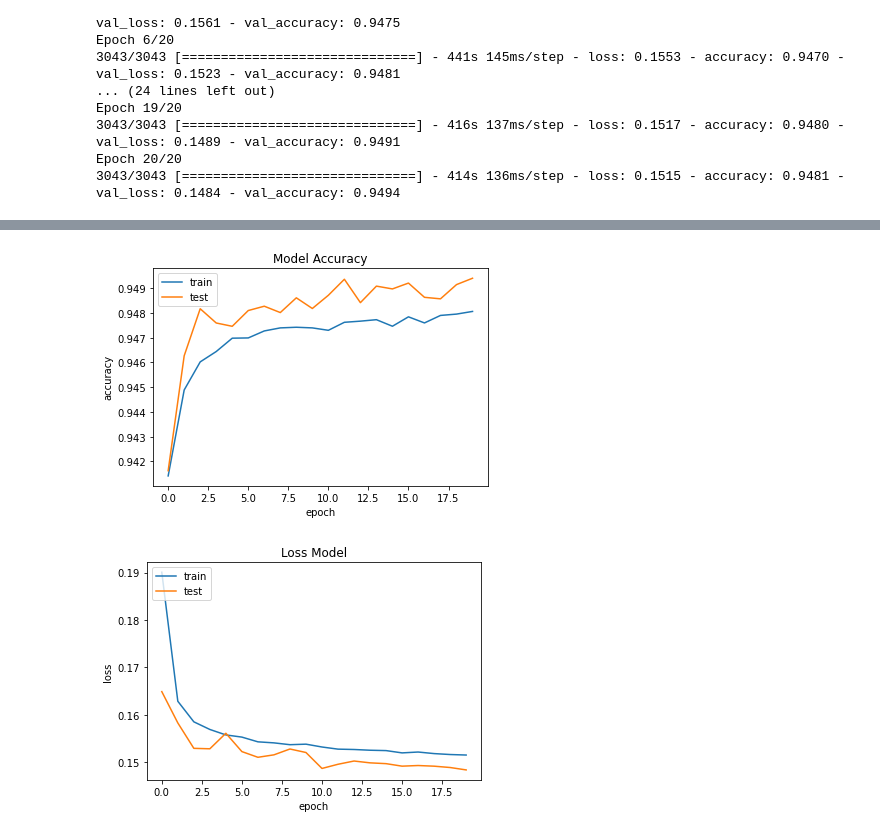
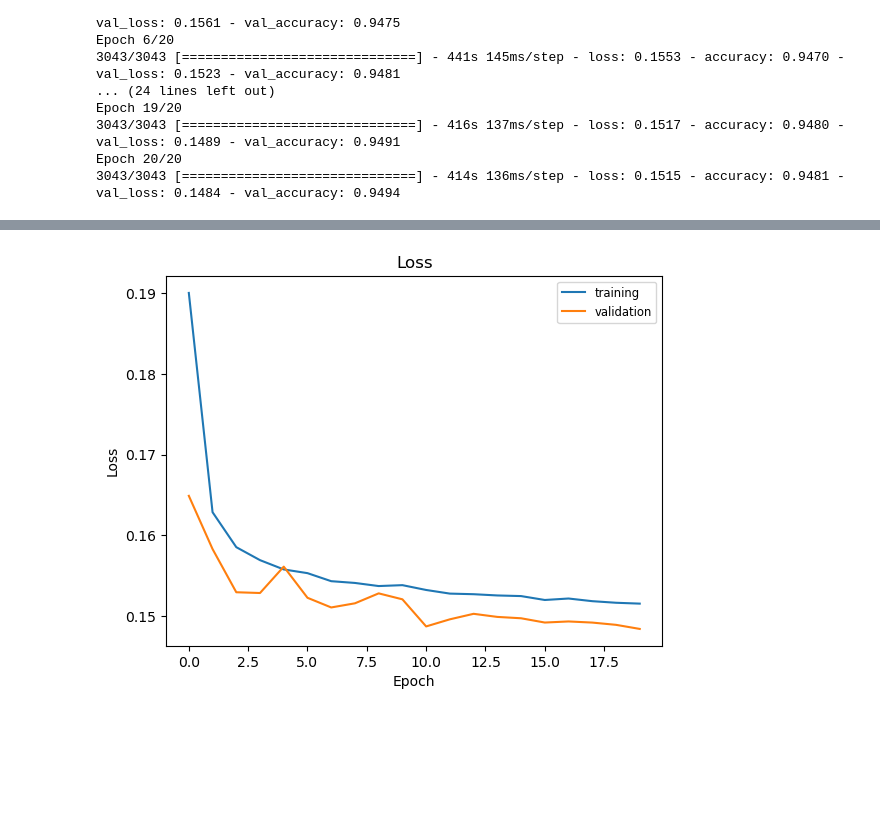
Before and after one commit to Maoelan/hotel-reviews-sentiment-analysis, a Jupyter notebook: modelling.ipynb, the cells around one changed output, grey strips where cells are left out. Cells and saved outputs as stored; diff of their text form; code cells hidden in the pictures; blank space fills up the shorter version.

```diff
--- a/modelling.ipynb
+++ b/modelling.ipynb
@@ -198,13 +202,15 @@ y_pred_prob = model.predict(test_padded)
 fpr, tpr, threshold = roc_curve(label_test[:, 1], y_pred_prob[:, 1])
 roc_auc = auc(fpr, tpr)
 
+plt.style.use("default")
 plt.title('Receiver Operating Characteristic')
 plt.plot(fpr, tpr, 'b', label = 'AUC = %0.2f' % roc_auc)
-plt.legend(loc = 'lower right')
+plt.legend(fontsize='small', loc='lower right')
 plt.plot([0, 1], [0, 1],'r--')
 plt.xlim([0, 1])
 plt.ylim([0, 1])
 plt.ylabel('True Positive Rate')
 plt.xlabel('False Positive Rate')
+plt.savefig('images/roc_curve.png')
 plt.show()
 # %% [output]
@@ -217 +223,12 @@ model.evaluate(test_padded, label_test)
 [0.1484133005142212, 0.9494006633758545]
+# %%
+plt.style.use("default")
+plt.figure()
+plt.plot(np.arange(0, 20), history.history["accuracy"], label="training")
+plt.plot(np.arange(0, 20), history.history["val_accuracy"], label="validation")
+plt.title("Accuracy Plot")
+plt.xlabel("Epoch")
+plt.ylabel("Accuracy")
+plt.legend(fontsize='small', loc='lower right')
+plt.savefig('images/acc.png')
+plt.show()
@@ -218,20 +237,13 @@ model.evaluate(test_padded, label_test)
 # %%
-plt.plot(history.history['accuracy'])
-plt.plot(history.history['val_accuracy'])
-plt.title('Model Accuracy')
-plt.ylabel('accuracy')
-plt.xlabel('epoch')
-plt.legend(['train', 'test'], loc='upper left')
+plt.style.use("default")
+plt.figure()
+plt.plot(np.arange(0, 20), history.history["loss"], label="training")
+plt.plot(np.arange(0, 20), history.history["val_loss"], label="validation")
+plt.title("Loss")
+plt.xlabel("Epoch")
+plt.ylabel("Loss")
+plt.legend(fontsize='small', loc='upper right')
+plt.savefig('images/loss.png')
 plt.show()
 # %% [output]
-[figure, old version]
+[figure, new version]
-# %%
-plt.plot(history.history['loss'])
-plt.plot(history.history['val_loss'])
-plt.title('Loss Model')
-plt.ylabel('loss')
-plt.xlabel('epoch')
-plt.legend(['train', 'test'], loc='upper left')
-plt.show()
-# %% [output]
-[figure, removed]
```
Also changed, not shown: parts of 7 cells of this notebook, 8 other files.
